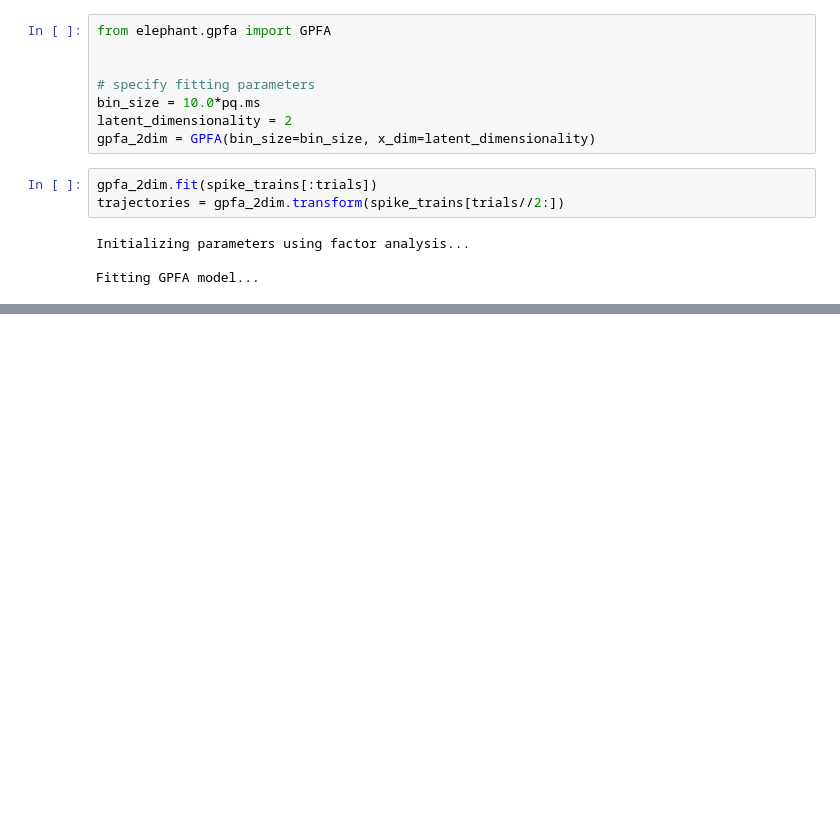
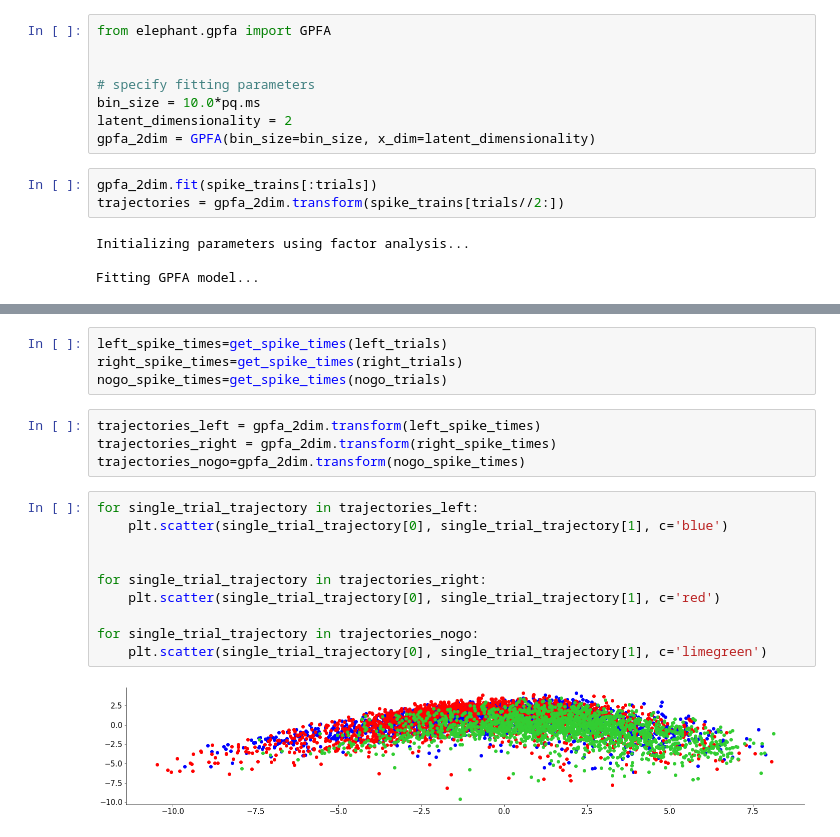
Before and after one commit to Enormous-Ferrets/steinmetz-analysis, a Jupyter notebook: himanshu/GPFA_visulation.ipynb, the cells around one changed output, grey strips where cells are left out. Saved outputs shown, nothing was run; the diff lists cells and outputs as text; blank space fills up the shorter version.

```diff
--- a/himanshu/GPFA_visulation.ipynb
+++ b/himanshu/GPFA_visulation.ipynb
@@ -94,0 +105,20 @@ print(spike_trains[0][1])
+# %%
+left_spike_times=get_spike_times(left_trials)
+right_spike_times=get_spike_times(right_trials)
+nogo_spike_times=get_spike_times(nogo_trials)
+# %%
+trajectories_left = gpfa_2dim.transform(left_spike_times)
+trajectories_right = gpfa_2dim.transform(right_spike_times)
+trajectories_nogo=gpfa_2dim.transform(nogo_spike_times)
+# %%
+for single_trial_trajectory in trajectories_left:
+    plt.scatter(single_trial_trajectory[0], single_trial_trajectory[1], c='blue')
+
+
+for single_trial_trajectory in trajectories_right:
+    plt.scatter(single_trial_trajectory[0], single_trial_trajectory[1], c='red')
+
+for single_trial_trajectory in trajectories_nogo:
+    plt.scatter(single_trial_trajectory[0], single_trial_trajectory[1], c='limegreen')
+# %% [output]
+[figure, added]
```
Also changed, not shown: parts of 13 cells of this notebook.
